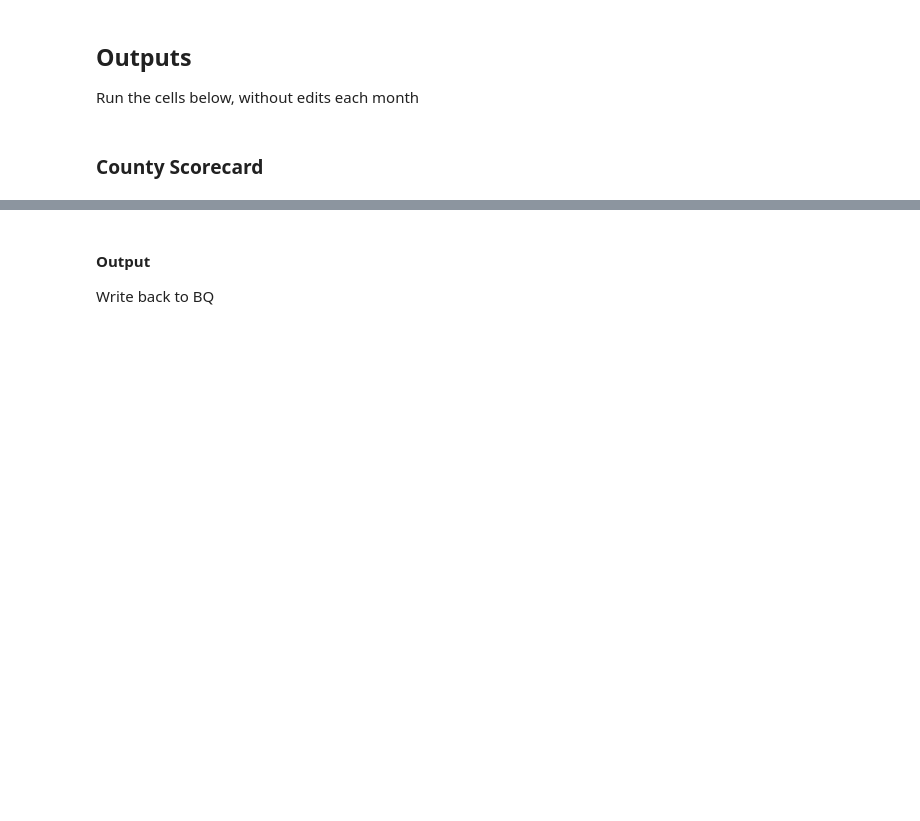
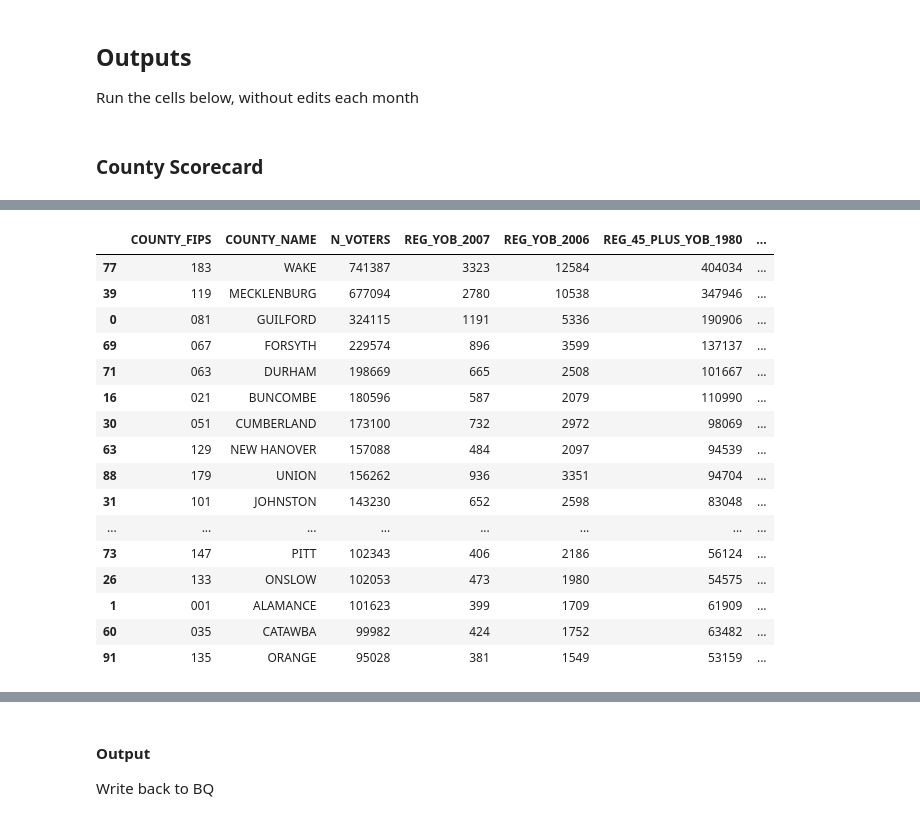
Before and after one commit to CivicsCenter/north-carolina, a Jupyter notebook: nc_scorecard_output_20250503.ipynb, the cells around one changed output, grey strips where cells are left out. Cells and saved outputs as stored; diff of their text form; code cells hidden in the pictures; blank space fills up the shorter version.

```diff
--- a/nc_scorecard_output_20250503.ipynb
+++ b/nc_scorecard_output_20250503.ipynb
@@ -151,0 +201,3 @@ df_reg_est.sort_values('EST_15_TO_17_YO', ascending=False)
+# %%
+df_reg_est = df_reg_est.sort_values('N_VOTERS', ascending=False)
+df_reg_est.head()
@@ -151,0 +218,16 @@ df_reg_est.sort_values('EST_15_TO_17_YO', ascending=False)
+# %%
+# Define column names
+EST_REG_45_PLUS_YO_AS_OF_ROLLING = 'EST_REG_45_PLUS_YO_AS_OF_' + data_date_suffix # col name for estimated 45yo as of rolling date
+
+# Birthday splits 44 yo vs. 45 yo in voter file (hypothetical)
+lastest_bday_45 = as_of_data_date - pd.tseries.offsets.DateOffset(years=45)  # latest possible bday for 45yo
+
+n_bdays_of_45 = lastest_bday_45 - pd.Timestamp(str(latest_45_yob) +"-01-01") # number of possible bdays of 45 yos in later 45yo year of birth
+n_total_days_of_late_year = pd.Timestamp(str(latest_45_yob) +"-12-31") - pd.Timestamp(str(latest_45_yob) +"-01-01") # number of total birthdays in later 45yo year of birth
+
+
+    # Share of 45yo in early year
+share_45_late_year = n_bdays_of_45 / n_total_days_of_late_year
+
+    # CHECKS
+print("share of 45 yo in early year: {}".format(share_45_late_year))
@@ -152,10 +236,7 @@ df_reg_est.sort_values('EST_15_TO_17_YO', ascending=False)
 # %%
+# Calculate numerator (registrants)
+df_reg_est[EST_REG_45_PLUS_YO_AS_OF_ROLLING] = ((df_reg_est[REG_45_PLUS_YOB_LATE_YEAR] - df_reg_est[REG_45_PLUS_YOB_EARLY_YEAR]) * share_45_late_year)  + df_reg_est[REG_45_PLUS_YOB_EARLY_YEAR]
+
 # Calculate estimated registration rate
-
-N_VOTERS_45_PLUS_AS_OF_DATA_DATE = 'N_VOTERS_45_PLUS_AS_OF_'+ data_date_suffix # col name for estimated 18yo voters as of rolling date
-
-EST_REG_RATE_45_PLUS_YO_AS_OF_DATA_DATE = 'EST_REG_RATE_45_PLUS_YO_AS_OF_' + data_date_suffix # col name for estimated 18yo as of rolling date
-
-df_reg_est[EST_REG_RATE_45_PLUS_YO_AS_OF_DATA_DATE] = df_reg_est[N_VOTERS_45_PLUS_AS_OF_DATA_DATE] / df_reg_est[EST_45_PLUS_YO_THIS_YEAR] # estimated registered 18yo over ACS 18yo population estimate
-
-df_reg_est.sort_values(EST_45_PLUS_YO_THIS_YEAR, ascending=False)
+EST_REG_RATE_45_PLUS_YO_AS_OF_ROLLING = 'EST_REG_RATE_45_PLUS_YO_AS_OF_' + data_date_suffix # col name for estimated 45yo as of rolling date
+df_reg_est[EST_REG_RATE_45_PLUS_YO_AS_OF_ROLLING] = df_reg_est[EST_REG_45_PLUS_YO_AS_OF_ROLLING] / df_reg_est[EST_45_PLUS_YO_THIS_YEAR] # estimated registered 45yo over ACS 45yo population estimate
@@ -175,0 +243,21 @@ df_reg_est.sort_values(EST_45_PLUS_YO_THIS_YEAR, ascending=False)
+# %%
+df_reg_est = df_reg_est.sort_values('N_VOTERS', ascending=False)
+df_reg_est.head(20)
+# %% [output]
+|  | COUNTY_FIPS | COUNTY_NAME | N_VOTERS | REG_YOB_2007 | REG_YOB_2006 | REG_45_PLUS_YOB_1980 | ... |
+| 77 | 183 | WAKE | 741387 | 3323 | 12584 | 404034 | ... |
+| 39 | 119 | MECKLENBURG | 677094 | 2780 | 10538 | 347946 | ... |
+| 0 | 081 | GUILFORD | 324115 | 1191 | 5336 | 190906 | ... |
+| 69 | 067 | FORSYTH | 229574 | 896 | 3599 | 137137 | ... |
+| 71 | 063 | DURHAM | 198669 | 665 | 2508 | 101667 | ... |
+| 16 | 021 | BUNCOMBE | 180596 | 587 | 2079 | 110990 | ... |
+| 30 | 051 | CUMBERLAND | 173100 | 732 | 2972 | 98069 | ... |
+| 63 | 129 | NEW HANOVER | 157088 | 484 | 2097 | 94539 | ... |
+| 88 | 179 | UNION | 156262 | 936 | 3351 | 94704 | ... |
+| 31 | 101 | JOHNSTON | 143230 | 652 | 2598 | 83048 | ... |
+| ... | ... | ... | ... | ... | ... | ... | ... |
+| 73 | 147 | PITT | 102343 | 406 | 2186 | 56124 | ... |
+| 26 | 133 | ONSLOW | 102053 | 473 | 1980 | 54575 | ... |
+| 1 | 001 | ALAMANCE | 101623 | 399 | 1709 | 61909 | ... |
+| 60 | 035 | CATAWBA | 99982 | 424 | 1752 | 63482 | ... |
+| 91 | 135 | ORANGE | 95028 | 381 | 1549 | 53159 | ... |
```
Also changed, not shown: parts of 36 cells of this notebook, 7 other files.
